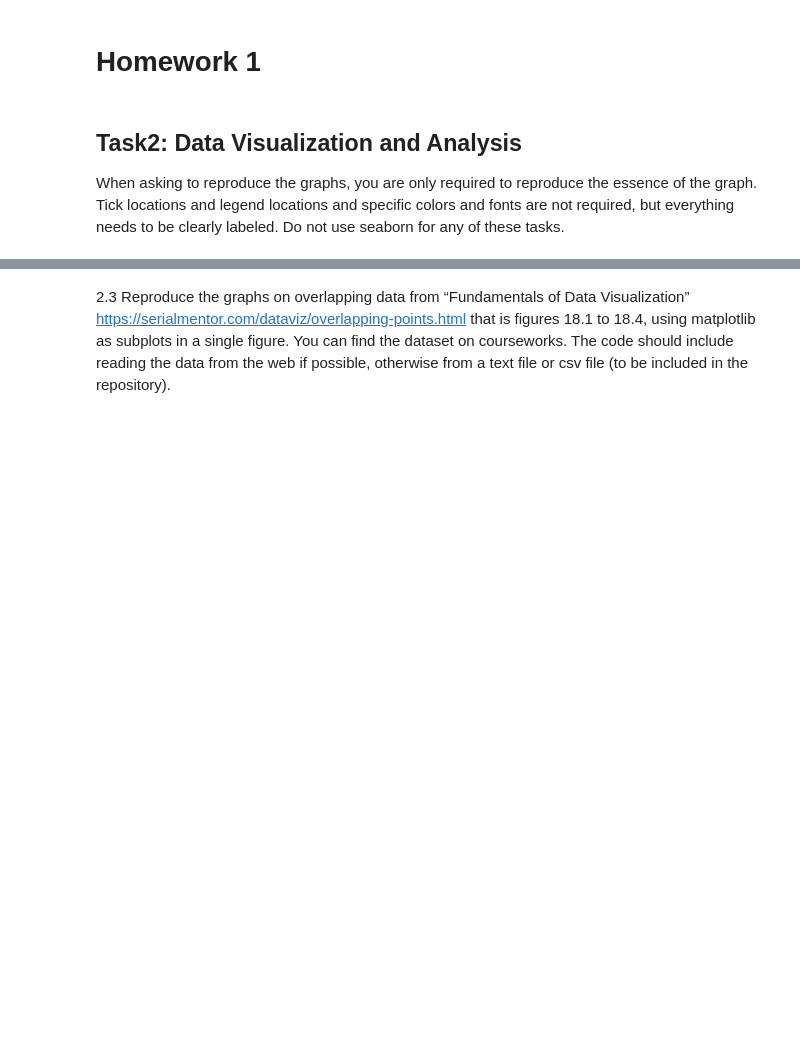
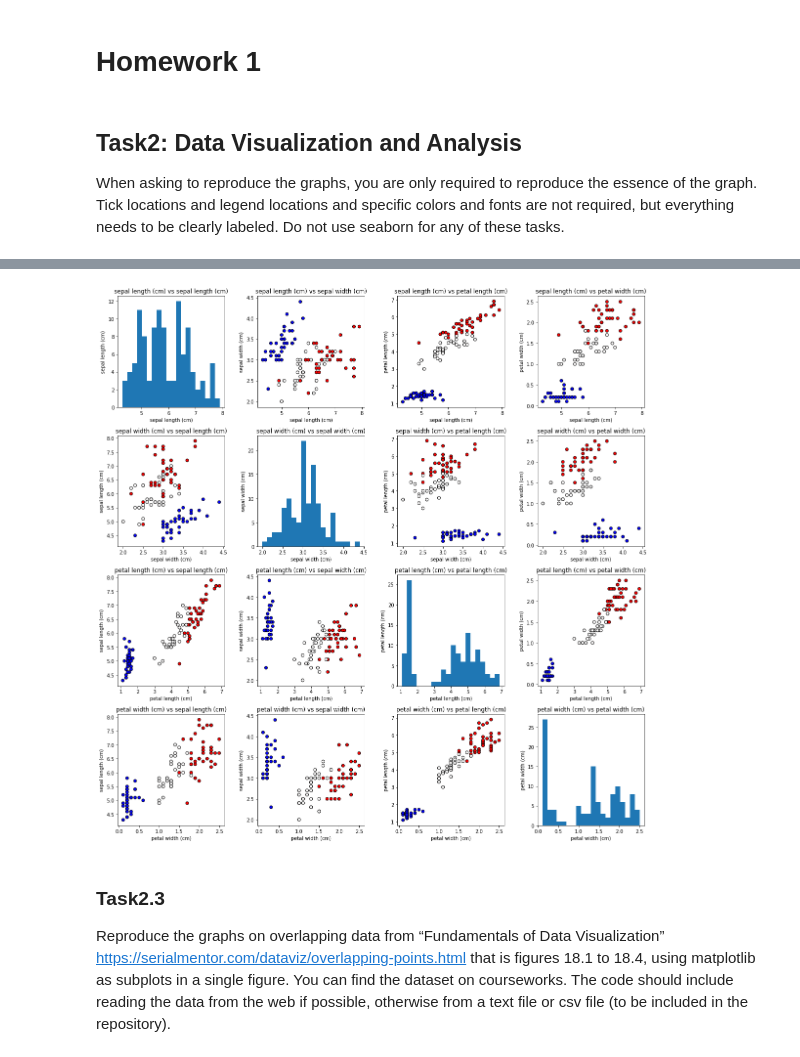
Before and after one commit to heromanba/Columbia-W4995, a Jupyter notebook: homework1.ipynb, the cells around one changed output, grey strips where cells are left out. Saved outputs shown, nothing was run; the diff lists cells and outputs as text; code cells hidden in the pictures; blank space fills up the shorter version.

```diff
--- a/homework1.ipynb
+++ b/homework1.ipynb
@@ -13,5 +249,30 @@ properly.
+# %%
+# TODO: diagonal is histogram, others are scatter.
+fig, ax = plt.subplots(4, 4, figsize=(16, 16))
+
+feature_names = iris_dataset['feature_names']
+
+# h for horizontal, v for vertical.
+for h_idx, h_label in enumerate(feature_names):
+    for v_idx, v_label in enumerate(feature_names):
+        x = X_train[:, h_idx]
+        if h_idx != v_idx:
+            # Scatter.
+            y = X_train[:, v_idx]
+            # c: color, sequence, or sequence of colors, optional.
+            ax[h_idx, v_idx].scatter(x, y, c=y_train, cmap='bwr', edgecolor='k')
+        else:
+            # Histogram.
+            ax[h_idx, v_idx].hist(x, bins=20)
+        ax[h_idx, v_idx].set_title("{} vs {}".format(h_label, v_label))
+        ax[h_idx, v_idx].set_xlabel(h_label)
+        ax[h_idx, v_idx].set_ylabel(v_label)
+plt.tight_layout() # makes stuff fit - usually works
+# %% [output]
+[figure, added]
 # %% [markdown]
-2.3 Reproduce the graphs on overlapping data from “Fundamentals of Data Visualization”
+### Task2.3
+Reproduce the graphs on overlapping data from “Fundamentals of Data Visualization”
 https://serialmentor.com/dataviz/overlapping-points.html that is figures 18.1 to 18.4, using
 matplotlib as subplots in a single figure. You can find the dataset on courseworks.
 The code should include reading the data from the web if possible, otherwise from a text file or
```
Also changed, not shown: parts of 29 cells of this notebook, 5 other files.
